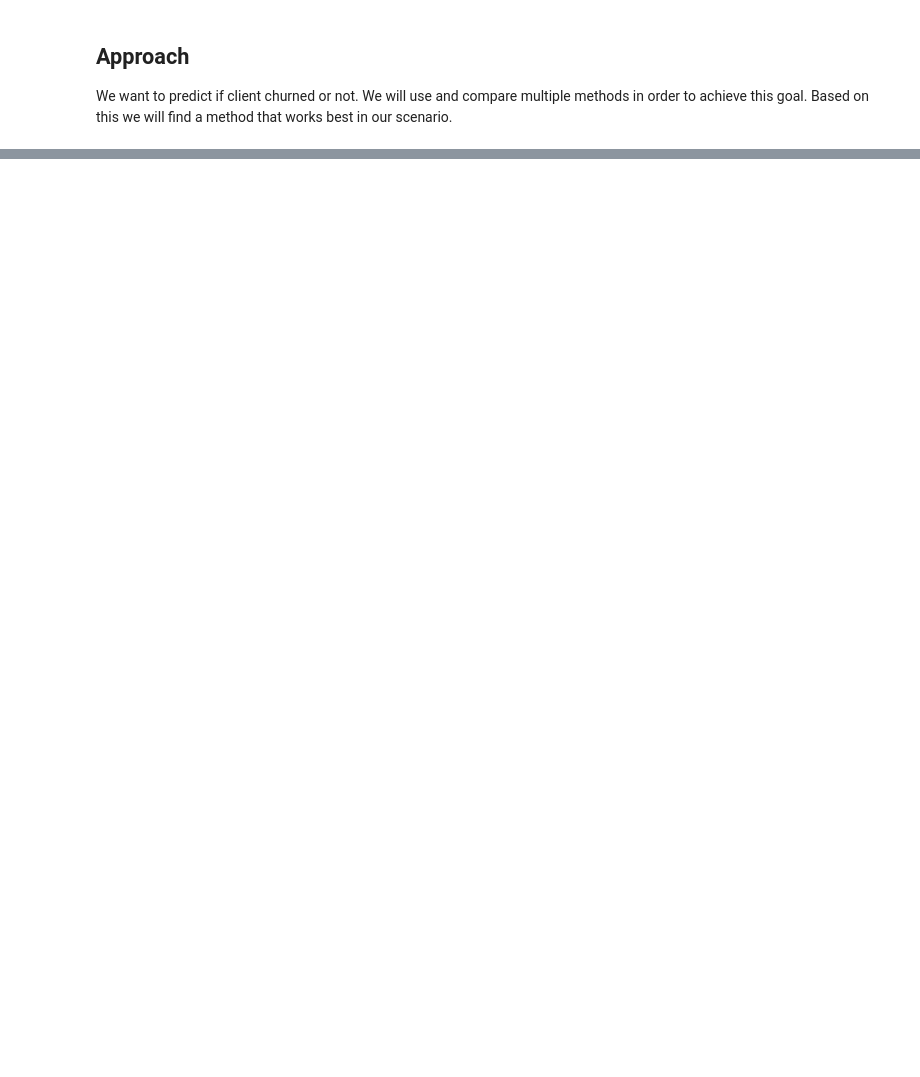
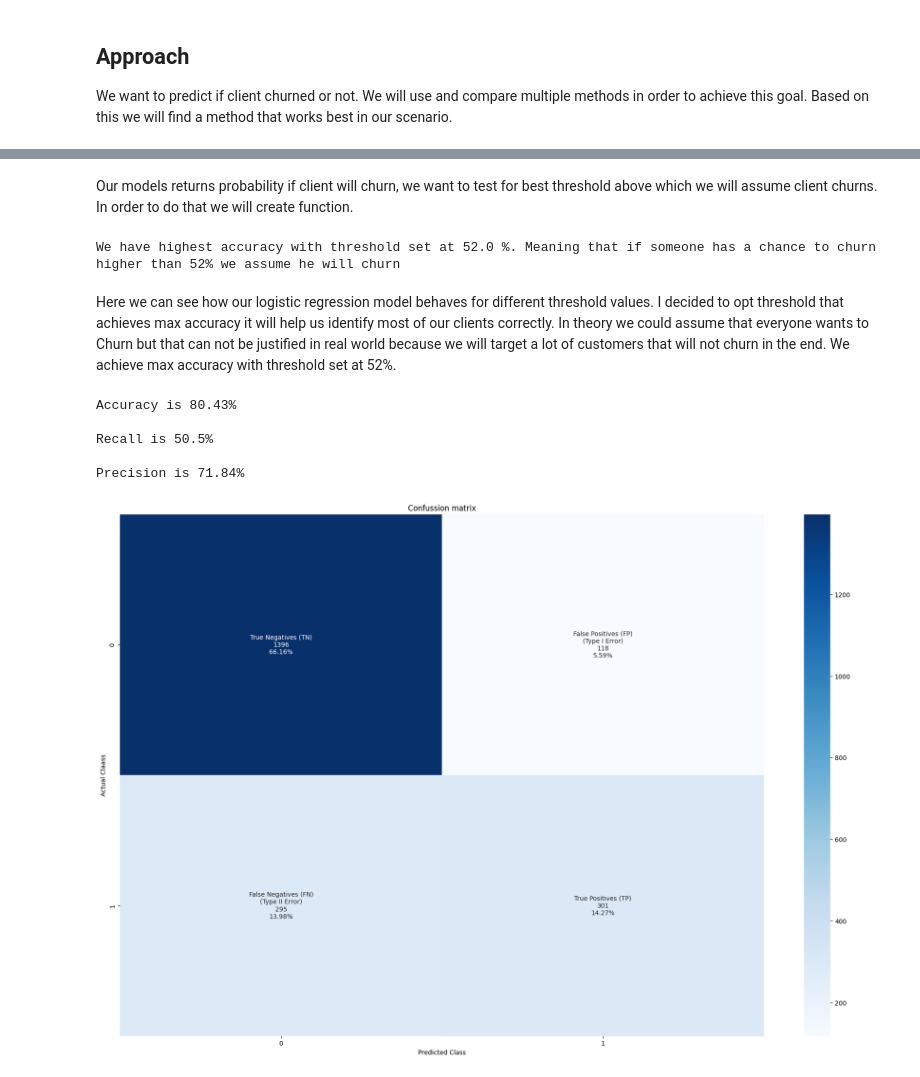
Before and after one commit to GrzegKrajewski/Churn_Pred_XGB_LR_RF, a Jupyter notebook: Code.ipynb, the cells around one changed output, grey strips where cells are left out. Saved outputs shown, nothing was run; the diff lists cells and outputs as text; code cells hidden in the pictures; blank space fills up the shorter version.

```diff
--- a/Code.ipynb
+++ b/Code.ipynb
@@ -306,0 +260,9 @@ R-squared (R2) Score: 0.30107663292291964
+# %%
+#fit regression model
+model_lr = LogisticRegression()
+model_lr.fit(X_train_oh,np.array(y_train).reshape(-1, 1),)
+
+#view summary of model fit
+y_prob = model_lr.predict_proba(X_test_oh)  # Returns probabilities for both classes (0 and 1)
+# %% [markdown]
+Our models returns probability if client will churn, we want to test for best threshold above which we will assume client churns. In order to do that we will create function.
@@ -306,0 +288,40 @@ R-squared (R2) Score: 0.30107663292291964
+# %%
+score_matrix=test_thresh(y_prob)
+best_thresh=float(score_matrix.loc[score_matrix['score_acc']==score_matrix['score_acc'].max(),'threshold_value'])
+print(f"We have highest accuracy with threshold set at {best_thresh*100} %. Meaning that if someone has a chance to churn higher than 52% we assume he will churn")
+# %% [output]
+We have highest accuracy with threshold set at 52.0 %. Meaning that if someone has a chance to churn higher than 52% we assume he will churn
+# %% [markdown]
+Here we can see how our logistic regression model behaves for different threshold values. I decided to opt threshold that achieves max accuracy it will help us identify most of our clients correctly. In theory we could assume that everyone wants to Churn but that can not be justified in real world because we will target a lot of customers that will not churn in the end.
+We achieve max accuracy with threshold set at 52%.
+# %%
+# Apply a threshold to obtain binary predictions
+y_pred = (y_prob[:,1].reshape(len(y_prob),1) > float(best_thresh)) # Predict class 1 if probability > threshold
+
+# Evaluate the model
+accuracy = accuracy_score(y_test, y_pred)
+recall=recall_score(y_test, y_pred)
+precision=precision_score(y_test, y_pred)
+print(f"""Accuracy is {round(accuracy*100,2)}% \n
+Recall is {round(recall*100,2)}% \n
+Precision is {round(precision*100,2)}%""")
+# %% [output]
+Accuracy is 80.43%
+
+Recall is 50.5%
+
+Precision is 71.84%
+# %%
+confusion = confusion_matrix(y_test, y_pred)
+group_names = ["True Negatives (TN)", "False Positives (FP)\n(Type I Error)", "False Negatives (FN)\n(Type II Error)", "True Positives (TP)"]
+group_counts = ["{0:0.0f}".format(value) for value in
+                confusion.flatten()]
+group_percentages = ["{0:.2%}".format(value) for value in
+                     confusion.flatten()/np.sum(confusion)]
+labels = [f"{v1}\n{v2}\n{v3}" for v1, v2, v3 in
+          zip(group_names, group_counts, group_percentages)]
+labels = np.asarray(labels).reshape(2, 2)
+ax = sns.heatmap(confusion, annot=labels, fmt="", cmap="Blues")
+ax.set(xlabel="Predicted Class", ylabel = "Actual Claass",title='Confussion matrix');
+# %% [output]
+[figure, added]
```
Also changed, not shown: parts of 21 cells of this notebook.
